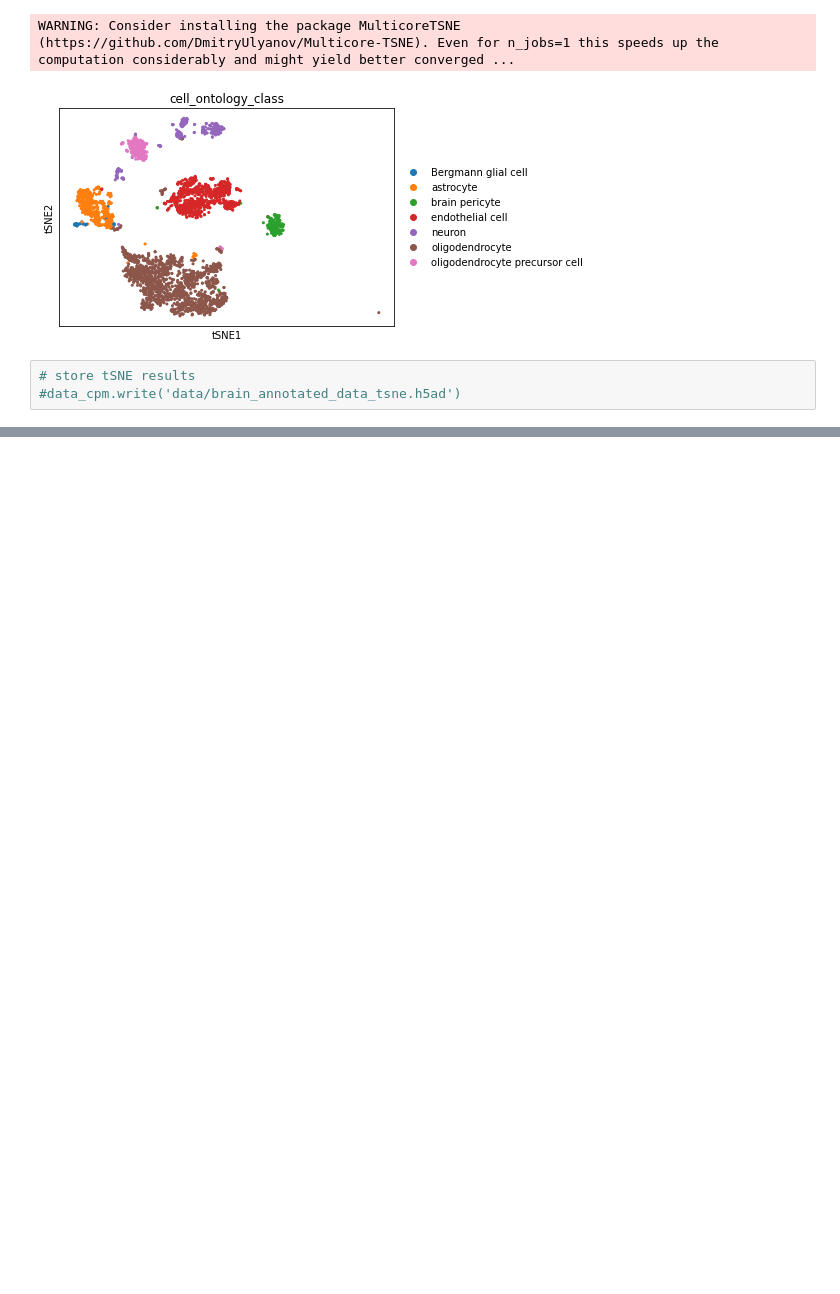
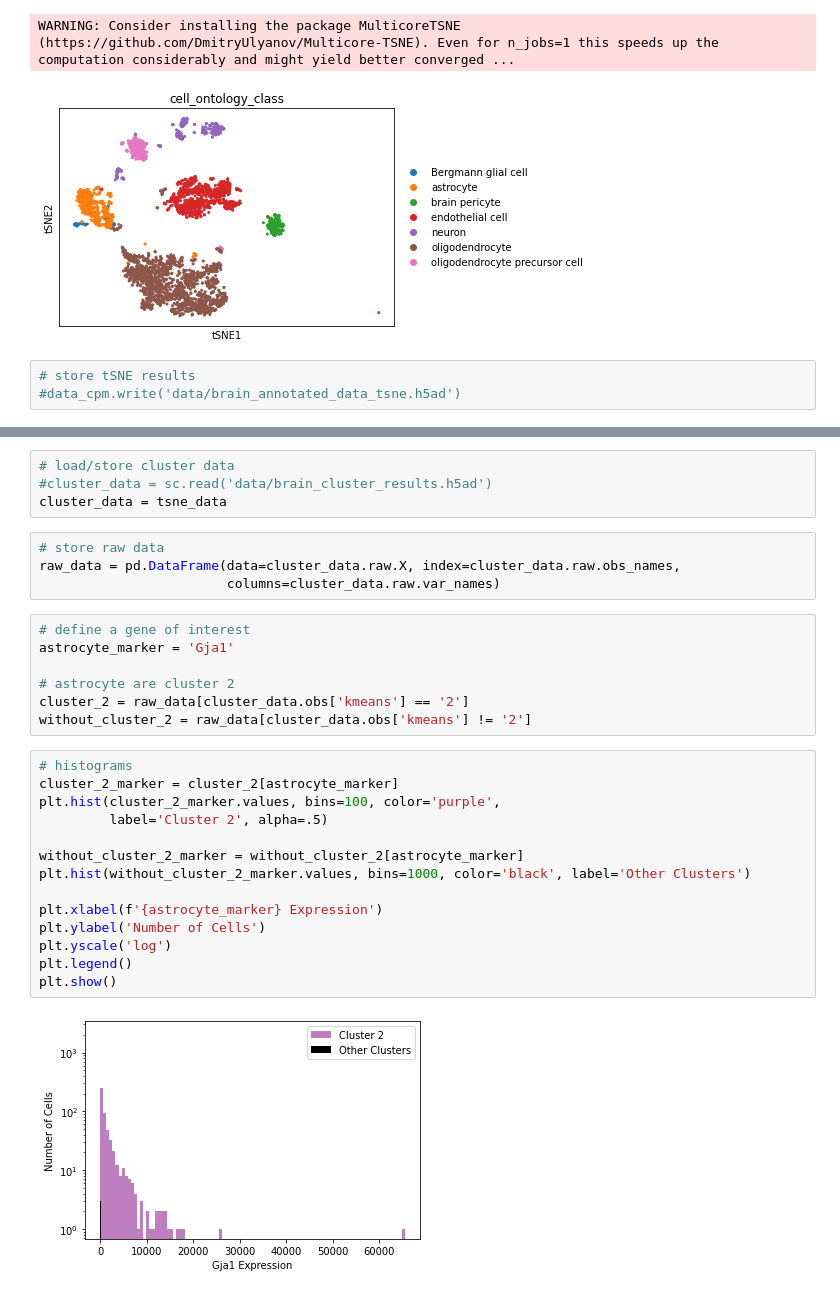
Before and after one commit to calt-laboratory/scRNAseq-analysis-using-Tabula-Muris-data-, a Jupyter notebook: single_cell_analysis.ipynb, the cells around one changed output, grey strips where cells are left out. Saved outputs shown, nothing was run; the diff lists cells and outputs as text; blank space fills up the shorter version.

```diff
--- a/single_cell_analysis.ipynb
+++ b/single_cell_analysis.ipynb
@@ -431,0 +476,31 @@ WARNING: Consider installing the package MulticoreTSNE (https://github.com/Dmitr
+# %%
+# load/store cluster data
+#cluster_data = sc.read('data/brain_cluster_results.h5ad')
+cluster_data = tsne_data
+# %%
+# store raw data
+raw_data = pd.DataFrame(data=cluster_data.raw.X, index=cluster_data.raw.obs_names,
+                        columns=cluster_data.raw.var_names)
+# %%
+# define a gene of interest
+astrocyte_marker = 'Gja1'
+
+# astrocyte are cluster 2
+cluster_2 = raw_data[cluster_data.obs['kmeans'] == '2']
+without_cluster_2 = raw_data[cluster_data.obs['kmeans'] != '2']
+# %%
+# histograms
+cluster_2_marker = cluster_2[astrocyte_marker]
+plt.hist(cluster_2_marker.values, bins=100, color='purple',
+         label='Cluster 2', alpha=.5)
+
+without_cluster_2_marker = without_cluster_2[astrocyte_marker]
+plt.hist(without_cluster_2_marker.values, bins=1000, color='black', label='Other Clusters')
+
+plt.xlabel(f'{astrocyte_marker} Expression')
+plt.ylabel('Number of Cells')
+plt.yscale('log')
+plt.legend()
+plt.show()
+# %% [output]
+[figure, added]
```
Also changed, not shown: parts of 12 cells of this notebook.
